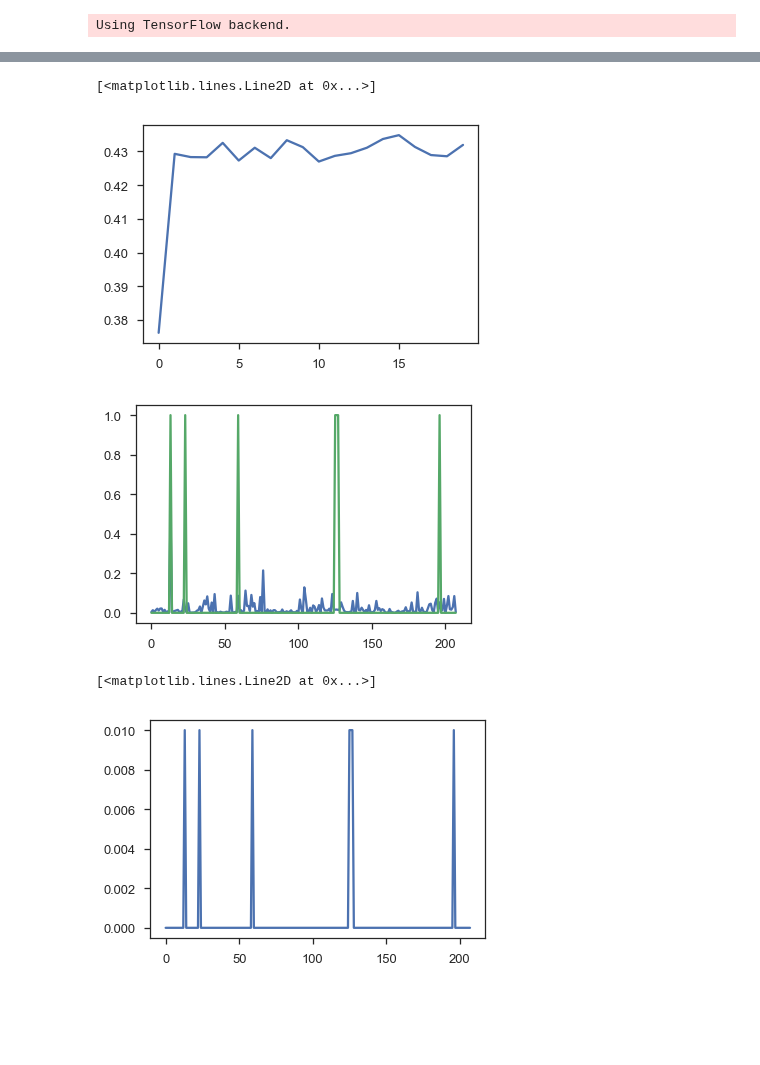
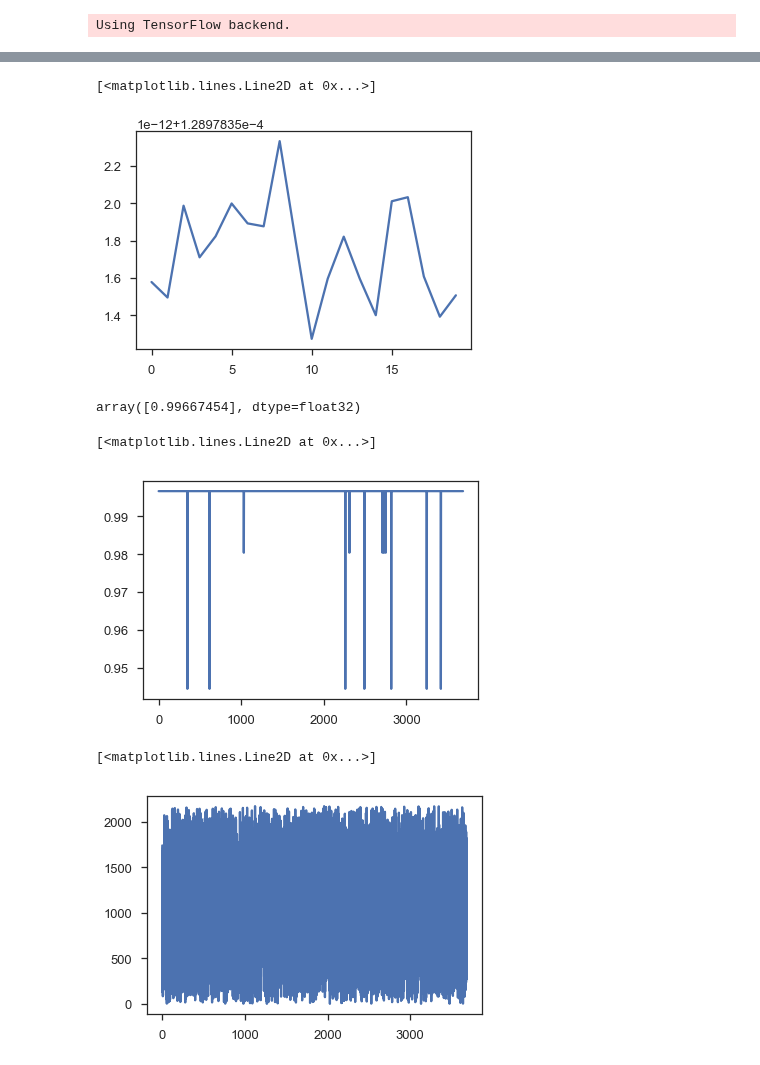
Before and after one commit to jessepisel/criticalandstrategic, a Jupyter notebook: Critical Minerals Classifier.ipynb, the cells around one changed output, grey strips where cells are left out. Saved outputs shown, nothing was run; the diff lists cells and outputs as text; code cells hidden in the pictures; blank space fills up the shorter version.

```diff
--- a/Critical Minerals Classifier.ipynb
+++ b/Critical Minerals Classifier.ipynb
@@ -30,7 +36,7 @@ y_transformed=lb.transform(y)
 # %%
 from sklearn.model_selection import train_test_split
 
-X_train, X_test, y_train, y_test = train_test_split(X, y_transformed, test_size=0.1, random_state=52)
+X_train, X_test, y_train, y_test = train_test_split(X, y_transformed, test_size=0.05, random_state=86)
 # %%
 from sklearn.ensemble import ExtraTreesClassifier
 from sklearn.neighbors import KNeighborsClassifier
@@ -178,22 +228,24 @@ plt.plot(history.history['loss'])
 # %%
-plt.plot(history.history['categorical_accuracy'])
+plt.plot(history.history['categorical_crossentropy'])
 # %% [output]
 [<matplotlib.lines.Line2D at 0x...>]
-[figure, old version]
+[figure, new version]
 # %%
 neural=nn.predict(X_test)
+neural[0]
+# %% [output]
+array([0.99667454], dtype=float32)
 # %%
 nbin = Binarizer(threshold=0.05).fit_transform(neural)
-plt.plot(neural[1000])
-plt.plot(y_test[1000])
-predictions=neural
+plt.plot(neural)
 # %% [output]
+[<matplotlib.lines.Line2D at 0x...>]
-[figure, old version]
+[figure, new version]
 # %%
-plt.plot(y_test[1000]/100)
+plt.plot(y_test)
 # %% [output]
 [<matplotlib.lines.Line2D at 0x...>]
-[figure, old version]
+[figure, new version]
 # %%
 from skmultilearn.adapt import MLkNN
 
```
Also changed, not shown: parts of 26 cells of this notebook, 1 other file.
